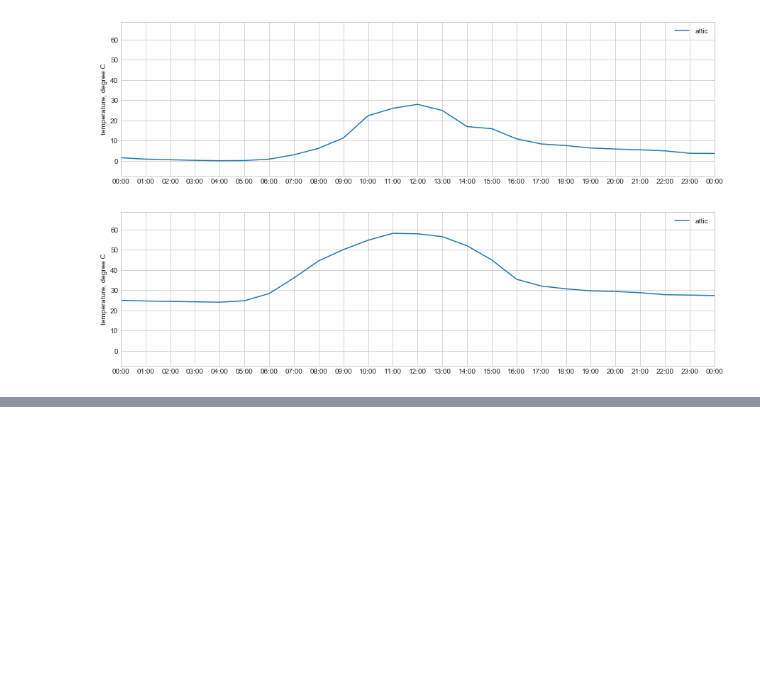
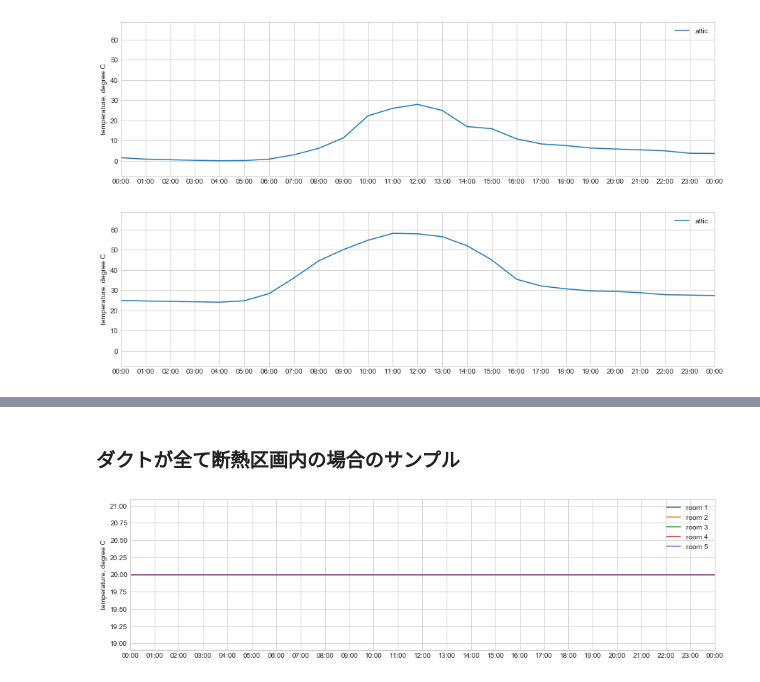
Before and after one commit to HisashiMiura/duct_type_central_hc_system, a Jupyter notebook: explain_functions.ipynb, the cells around one changed output, grey strips where cells are left out. Drawn from its saved outputs; the diff is of its cells as text; code cells hidden in the pictures; blank space fills up the shorter version.

Commit message:
add description about air temperature surrounding to the ducts

```diff
--- a/explain_functions.ipynb
+++ b/explain_functions.ipynb
@@ -267,0 +294,16 @@ ac.draw_graph(y_title='temperature, degree C', ys=[(theta_attic_c, 'attic')], op
+# %% [markdown]
+### ダクトが全て断熱区画内の場合のサンプル
+# %%
+theta_sur_h_sample_insulated = cs.get_duct_ambient_air_temperature_for_heating(
+    True, l_duct_in_r, l_duct_ex_r, theta_ac_h, theta_attic_h)
+theta_sur_c_sample_insulated = cs.get_duct_ambient_air_temperature_for_cooling(
+    True, l_duct_in_r, l_duct_ex_r, theta_ac_c, theta_attic_c)
+# %%
+ac.draw_graph(y_title='temperature, degree C',
+              ys=[(theta_sur_h_sample_insulated[0], 'room 1'),
+                  (theta_sur_h_sample_insulated[1], 'room 2'),
+                  (theta_sur_h_sample_insulated[2], 'room 3'),
+                  (theta_sur_h_sample_insulated[3], 'room 4'),
+                  (theta_sur_h_sample_insulated[4], 'room 5')], op='raw', display_date=hday)
+# %% [output]
+[figure, added]
```
Also changed, not shown: parts of 18 cells of this notebook.
